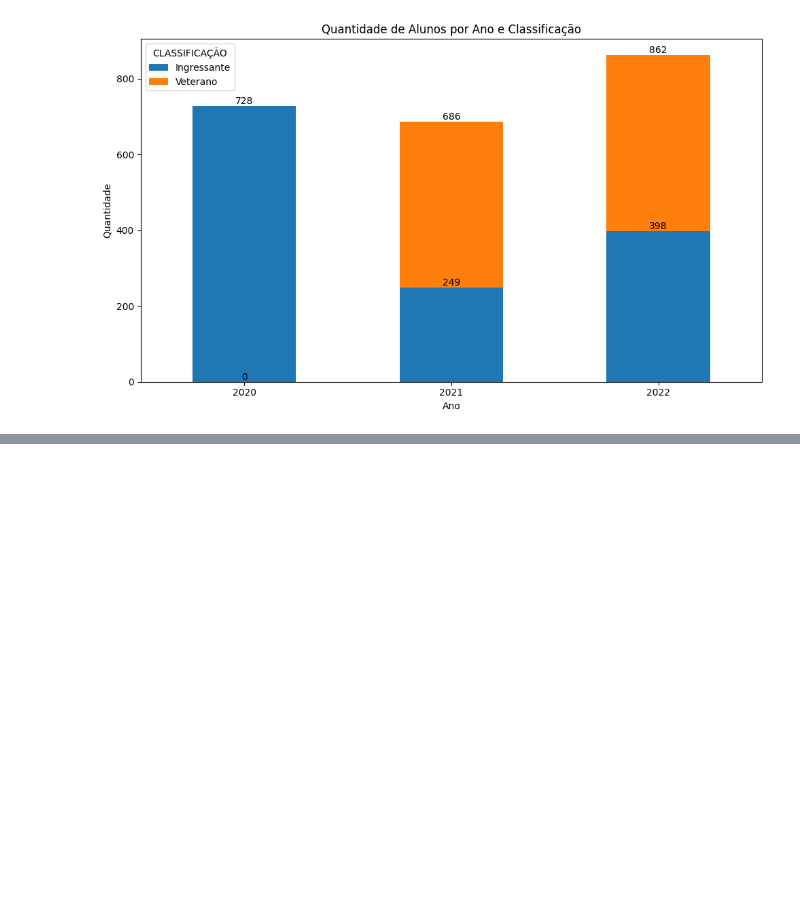
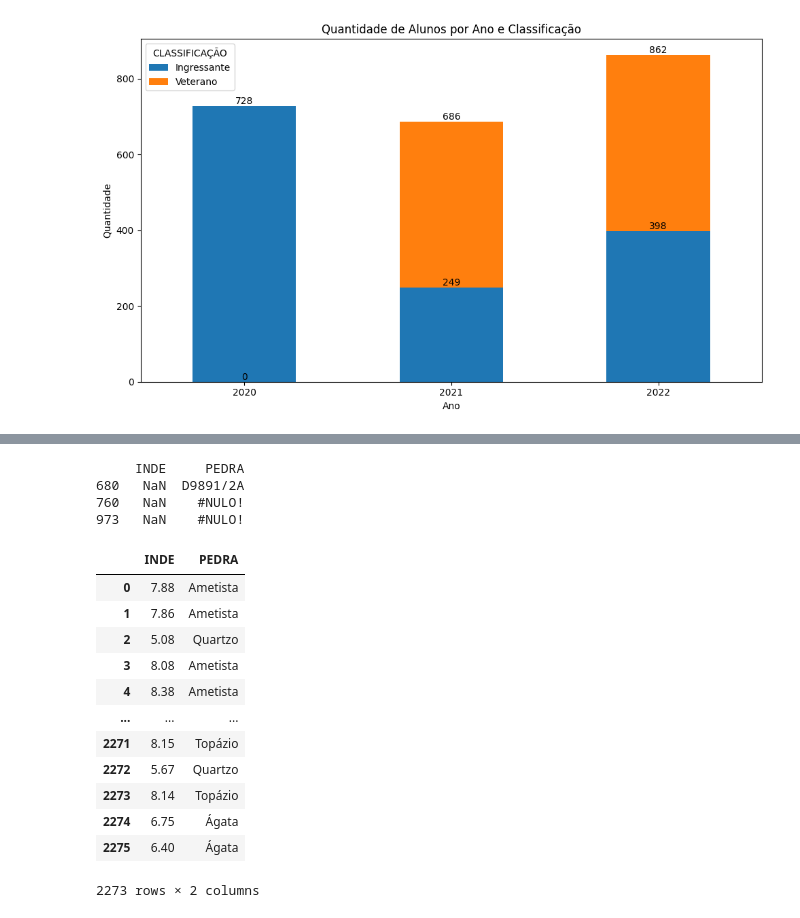
Before and after one commit to victorlamana/PosTech_DataAnalytics-Main, a Jupyter notebook: FASE5/DATATHON/data-explore/DATATHON_analysis.ipynb, the cells around one changed output, grey strips where cells are left out. Cells and saved outputs as stored; diff of their text form; code cells hidden in the pictures; blank space fills up the shorter version.

```diff
--- a/FASE5/DATATHON/data-explore/DATATHON_analysis.ipynb
+++ b/FASE5/DATATHON/data-explore/DATATHON_analysis.ipynb
@@ -168,0 +261,25 @@ plt.show()
+# %%
+nan_rows = data[data.isna().any(axis=1)]
+print(nan_rows)
+# %% [output]
+     INDE     PEDRA
+680   NaN  D9891/2A
+760   NaN    #NULO!
+973   NaN    #NULO!
+# %%
+data = data.dropna()
+data
+# %% [output]
+|  | INDE | PEDRA |
+| 0 | 7.88 | Ametista |
+| 1 | 7.86 | Ametista |
+| 2 | 5.08 | Quartzo |
+| 3 | 8.08 | Ametista |
+| 4 | 8.38 | Ametista |
+| ... | ... | ... |
+| 2271 | 8.15 | Topázio |
+| 2272 | 5.67 | Quartzo |
+| 2273 | 8.14 | Topázio |
+| 2274 | 6.75 | Ágata |
+| 2275 | 6.40 | Ágata |
+2273 rows × 2 columns
```
Also changed, not shown: parts of 14 cells of this notebook.
